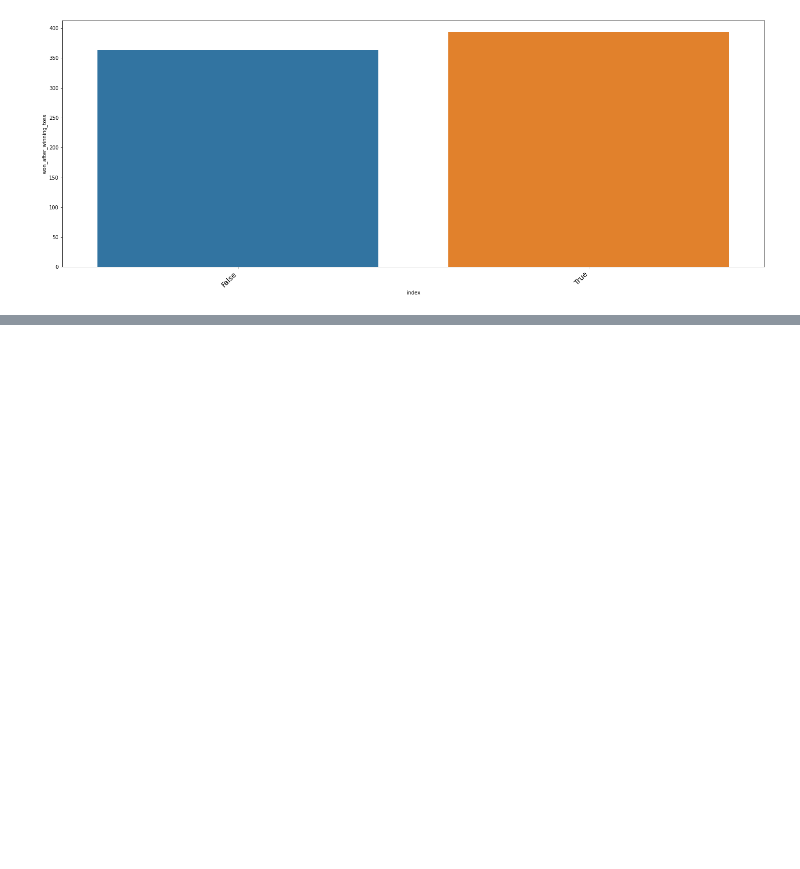
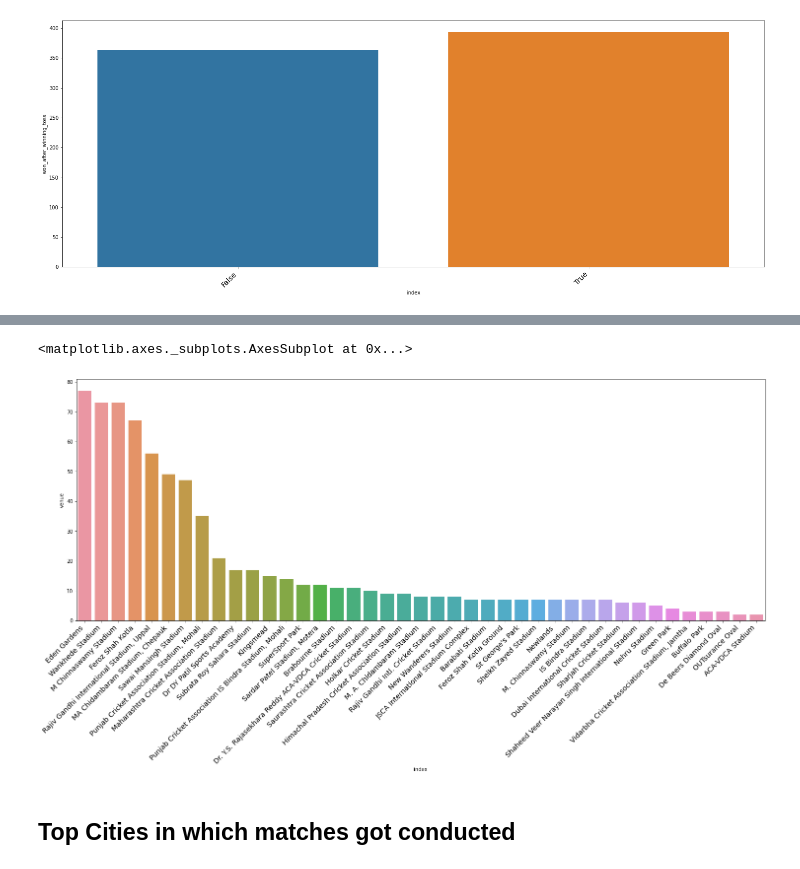
Before and after one commit to prateekk21/ipl-t20-cricket-analysis, a Jupyter notebook: Prateek_Arora_IPL_T20_Cricket_Analysis.ipynb, the cells around one changed output, grey strips where cells are left out. Drawn from its saved outputs; the diff is of its cells as text; code cells hidden in the pictures; blank space fills up the shorter version.

```diff
--- a/Prateek_Arora_IPL_T20_Cricket_Analysis.ipynb
+++ b/Prateek_Arora_IPL_T20_Cricket_Analysis.ipynb
@@ -304,0 +327,14 @@ sns.barplot('index', 'won_after_winning_toss', data=matches_df['won_after_winnin
+# %%
+plt.figure(figsize=(25,9))
+plt.xticks(
+    rotation=45,
+    horizontalalignment='right',
+    fontweight='light',
+    fontsize='x-large'
+)
+sns.barplot('index', 'venue', data=matches_df['venue'].value_counts().reset_index())
+# %% [output]
+<matplotlib.axes._subplots.AxesSubplot at 0x...>
+[figure, added]
+# %% [markdown]
+## Top Cities in which matches got conducted
```
Also changed, not shown: parts of 14 cells of this notebook.
